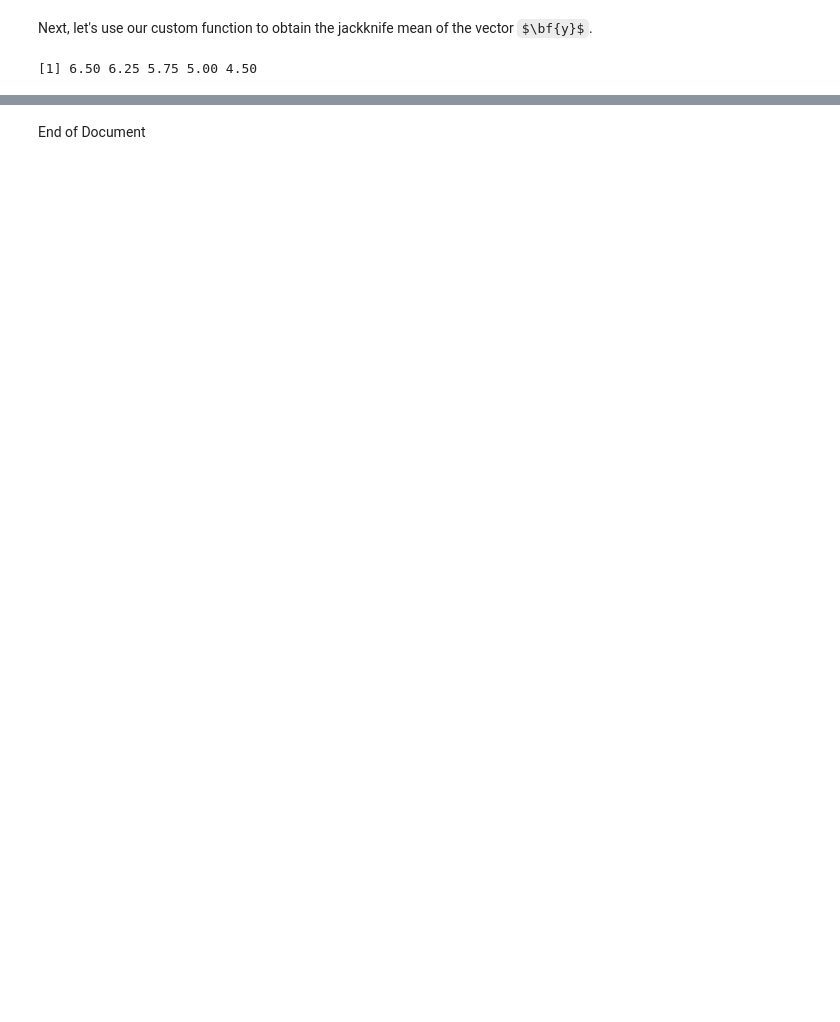
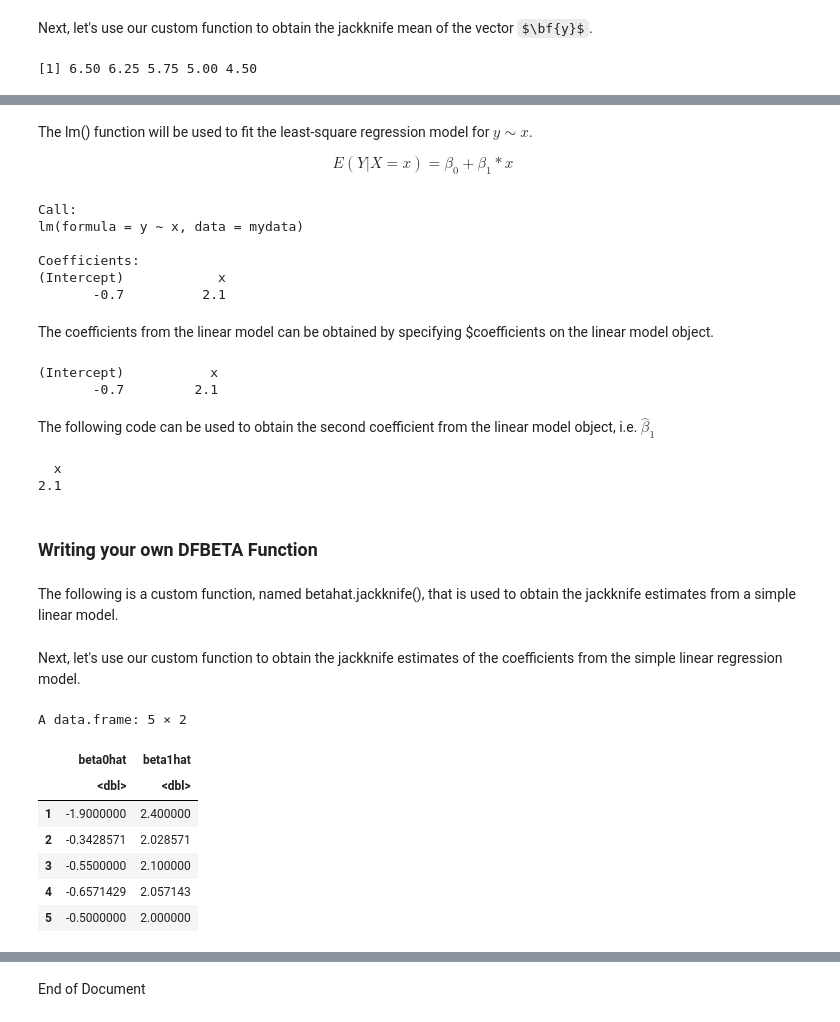
Before and after one commit to christophermalone/stat360, a Jupyter notebook: Handout10.ipynb, the cells around one changed output, grey strips where cells are left out. Drawn from its saved outputs; the diff is of its cells as text; code cells hidden in the pictures; some formulas as TeX source; blank space fills up the shorter version.

```diff
--- a/Handout10.ipynb
+++ b/Handout10.ipynb
@@ -222,0 +203,78 @@ ggplot(data=DFBETA_Outcomes, aes(x=rowid,y=DFBeta_slope)) +
+# %% [markdown]
+The lm() function will be used to fit the least-square regression model for $y \sim x$.
+
+$$
+E(Y|X=x) = \beta_{0} + \beta_{1}*x
+$$
+# %%
+myfit <- lm(y~x, data = mydata)
+myfit
+# %% [output]
+Call:
+lm(formula = y ~ x, data = mydata)
+
+Coefficients:
+(Intercept)            x
+       -0.7          2.1
+# %% [markdown]
+The coefficients from the linear model can be obtained by specifying $coefficients on the linear model object.
+# %%
+myfit$coefficients
+# %% [output]
+(Intercept)           x
+       -0.7         2.1
+# %% [markdown]
+The following code can be used to obtain the second coefficient from the linear model object, i.e. $\hat{\beta}_{1}$
+# %%
+myfit$coefficients[2]
+# %% [output]
+  x
+2.1
+# %% [markdown]
+### Writing your own DFBETA Function
+# %% [markdown]
+The following is a custom function, named betahat.jackknife(), that is used to obtain the jackknife estimates from a simple linear model.
+# %%
+#A custom function for obtaining DFBETAs
+#INPUTS
+#      This function takes two input arguments
+#      1) A simple linear regression object, and
+#      2) data.frame used for fitting SLR model
+#OUTPUTS
+#     This function returns a data.frame of the jackknife
+#     estimates of the regression coefficients
+
+betahat.jackknife=function(slr_object,data_for_fit){
+
+    #Getting the number of rows in data_for_fit
+    n = dim(data_for_fit)[1]
+
+    #Creating the output data frame, column 1 for beta0hat and
+    # column 2 for beta1hat
+    output = data.frame( beta0hat=numeric() , beta1hat=numeric() )
+
+    #Looping through data, Beta0hat will be put into column 1
+    # and Beta1hat will be put into column 2
+    for(i in 1:n){
+        fit_i=lm(formula(slr_object),data=data_for_fit[-i,])
+        output[i,1]=fit_i$coefficients[1]
+        output[i,2]=fit_i$coefficients[2]
+    }
+
+    #Return the output vector
+    return(output)
+
+}
+# %% [markdown]
+Next, let's use our custom function to obtain the jackknife estimates of the coefficients from the simple linear regression model.
+# %%
+betahat.jackknife(myfit, data_for_fit = mydata)
+# %% [output]
+A data.frame: 5 × 2
+|  | beta0hat | beta1hat |
+|  | <dbl> | <dbl> |
+| 1 | -1.9000000 | 2.400000 |
+| 2 | -0.3428571 | 2.028571 |
+| 3 | -0.5500000 | 2.100000 |
+| 4 | -0.6571429 | 2.057143 |
+| 5 | -0.5000000 | 2.000000 |
```
Also changed, not shown: parts of 45 cells of this notebook.
